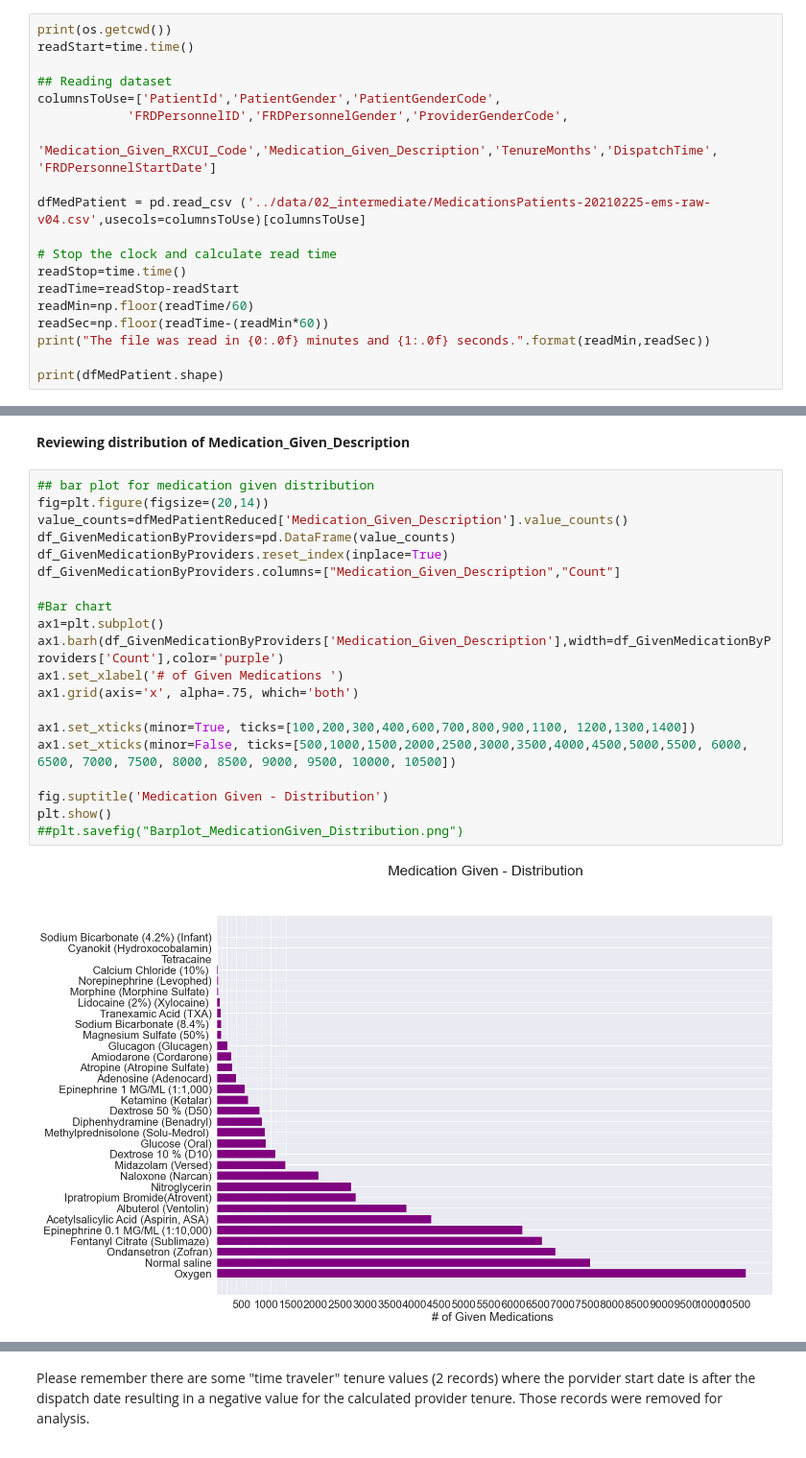
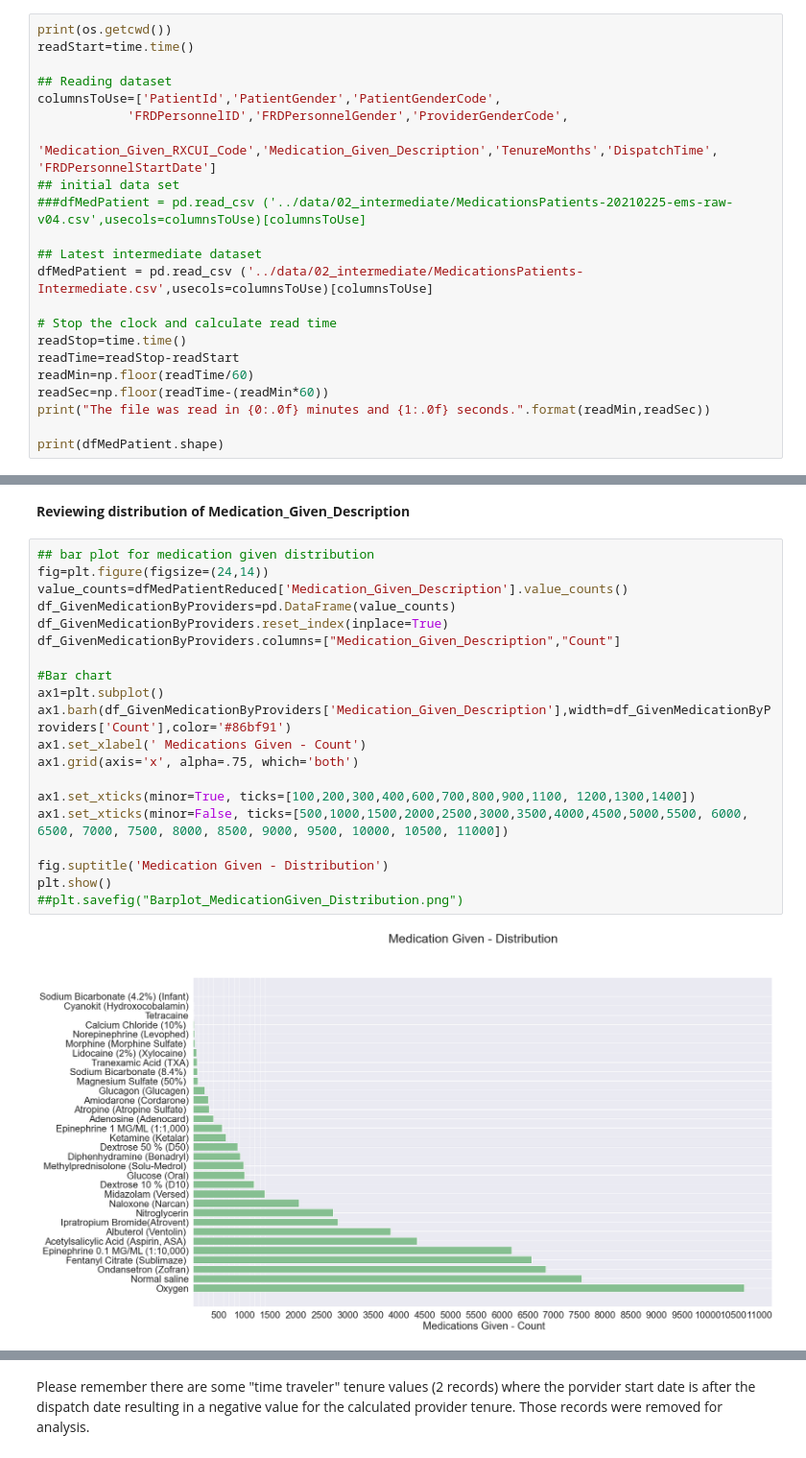
Before and after one commit to data-rescue/ems-analytics, a Jupyter notebook: notebooks/20210323-au-medication-tenure-relation.ipynb, the cells around one changed output, grey strips where cells are left out. Shown at 96% size. Saved outputs shown, nothing was run; the diff lists cells and outputs as text.

```diff
--- a/notebooks/20210323-au-medication-tenure-relation.ipynb
+++ b/notebooks/20210323-au-medication-tenure-relation.ipynb
@@ -28,8 +30,11 @@ readStart=time.time()
 columnsToUse=['PatientId','PatientGender','PatientGenderCode',
             'FRDPersonnelID','FRDPersonnelGender','ProviderGenderCode',
             'Medication_Given_RXCUI_Code','Medication_Given_Description','TenureMonths','DispatchTime', 'FRDPersonnelStartDate']
+## initial data set
+###dfMedPatient = pd.read_csv ('../data/02_intermediate/MedicationsPatients-20210225-ems-raw-v04.csv',usecols=columnsToUse)[columnsToUse]
 
-dfMedPatient = pd.read_csv ('../data/02_intermediate/MedicationsPatients-20210225-ems-raw-v04.csv',usecols=columnsToUse)[columnsToUse]
+## Latest intermediate dataset
+dfMedPatient = pd.read_csv ('../data/02_intermediate/MedicationsPatients-Intermediate.csv',usecols=columnsToUse)[columnsToUse]
 
 # Stop the clock and calculate read time
 readStop=time.time()
@@ -636,23 +671,23 @@ sns.despine(left=True)
 <b>Reviewing distribution of Medication_Given_Description </b>
 # %%
 ## bar plot for medication given distribution
-fig=plt.figure(figsize=(20,14))
+fig=plt.figure(figsize=(24,14))
 value_counts=dfMedPatientReduced['Medication_Given_Description'].value_counts()
 df_GivenMedicationByProviders=pd.DataFrame(value_counts)
 df_GivenMedicationByProviders.reset_index(inplace=True)
 df_GivenMedicationByProviders.columns=["Medication_Given_Description","Count"]
 
 #Bar chart
 ax1=plt.subplot()
-ax1.barh(df_GivenMedicationByProviders['Medication_Given_Description'],width=df_GivenMedicationByProviders['Count'],color='purple')
-ax1.set_xlabel('# of Given Medications ')
+ax1.barh(df_GivenMedicationByProviders['Medication_Given_Description'],width=df_GivenMedicationByProviders['Count'],color='#86bf91')
+ax1.set_xlabel(' Medications Given - Count')
 ax1.grid(axis='x', alpha=.75, which='both')
 
 ax1.set_xticks(minor=True, ticks=[100,200,300,400,600,700,800,900,1100, 1200,1300,1400])
-ax1.set_xticks(minor=False, ticks=[500,1000,1500,2000,2500,3000,3500,4000,4500,5000,5500, 6000, 6500, 7000, 7500, 8000, 8500, 9000, 9500, 10000, 10500])
+ax1.set_xticks(minor=False, ticks=[500,1000,1500,2000,2500,3000,3500,4000,4500,5000,5500, 6000, 6500, 7000, 7500, 8000, 8500, 9000, 9500, 10000, 10500, 11000])
 
 fig.suptitle('Medication Given - Distribution')
 plt.show()
 ##plt.savefig("Barplot_MedicationGiven_Distribution.png")
 # %% [output]
-[figure, old version]
+[figure, new version]
```
Also changed, not shown: parts of 34 cells of this notebook.
